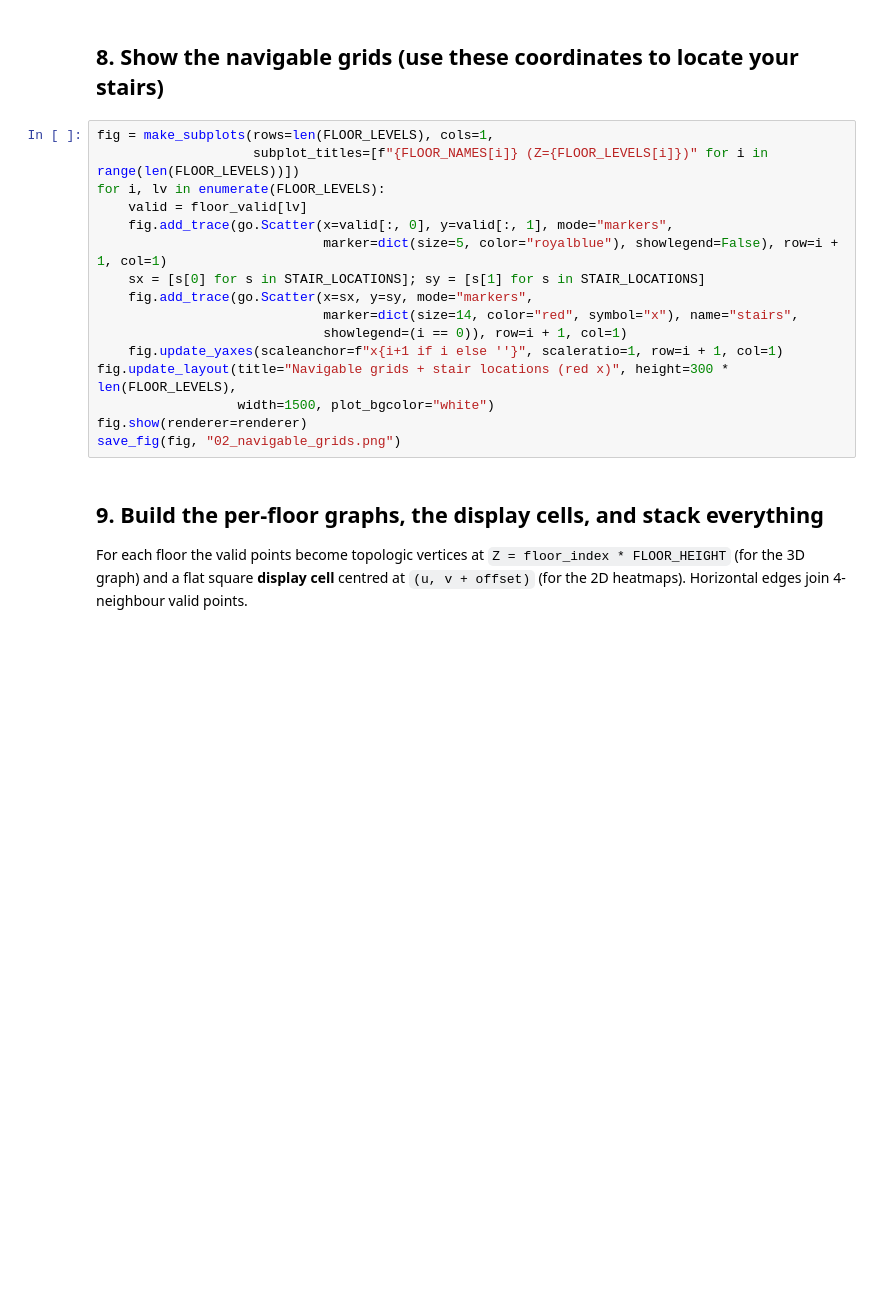
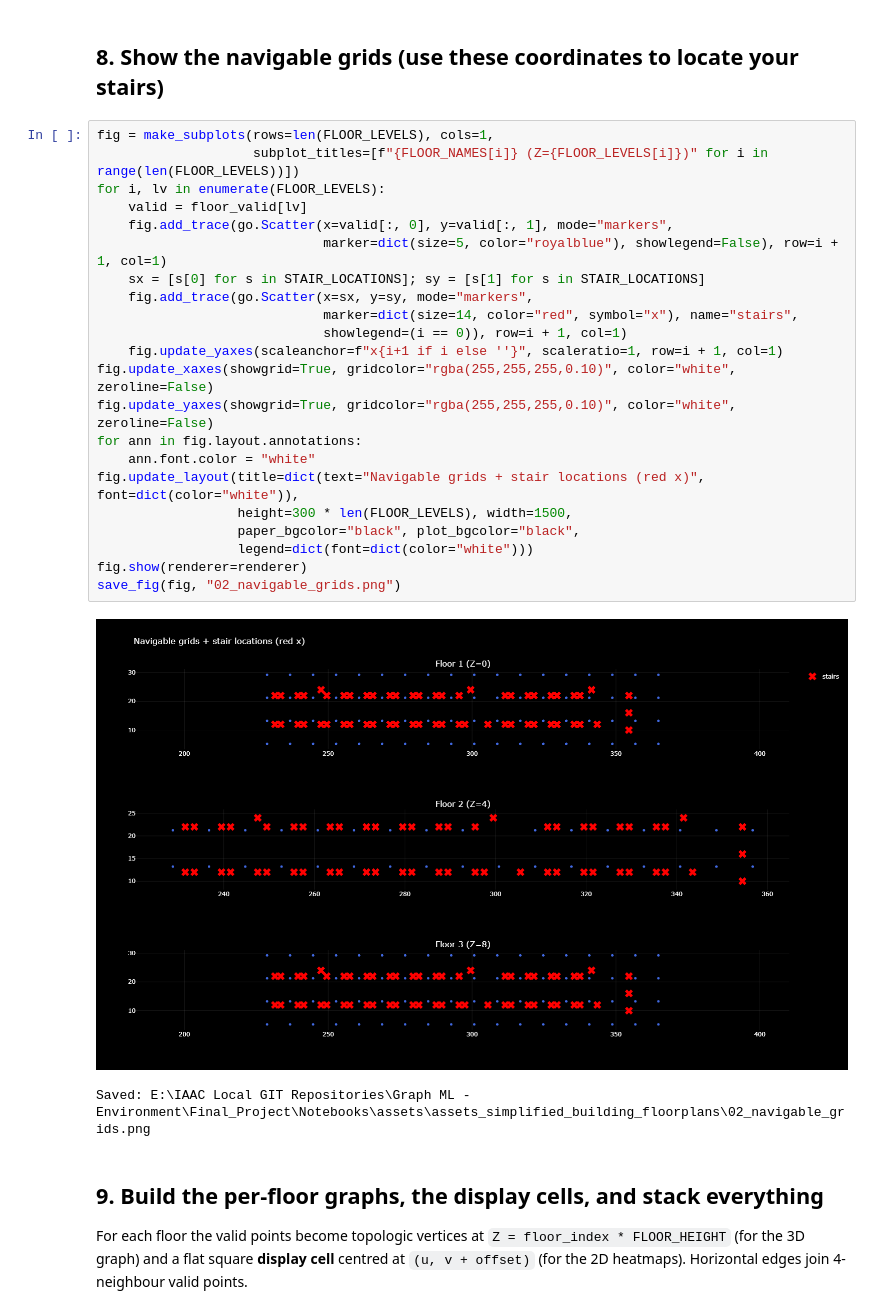
Before and after one commit to ramon-garcia-ayala/Graph-Machine-Learning, a Jupyter notebook: Final_Project/Notebooks/Spatial Intelligence/Simplified_NB_Marsella_MultiFloor_Spatial_Intelligence.ipynb, the cells around one changed output. Saved outputs shown, nothing was run; the diff lists cells and outputs as text; blank space fills up the shorter version.

```diff
--- a/Final_Project/Notebooks/Spatial Intelligence/Simplified_NB_Marsella_MultiFloor_Spatial_Intelligence.ipynb
+++ b/Final_Project/Notebooks/Spatial Intelligence/Simplified_NB_Marsella_MultiFloor_Spatial_Intelligence.ipynb
@@ -267,19 +283,28 @@ for i, lv in enumerate(FLOOR_LEVELS):
 # %%
 fig = make_subplots(rows=len(FLOOR_LEVELS), cols=1,
                     subplot_titles=[f"{FLOOR_NAMES[i]} (Z={FLOOR_LEVELS[i]})" for i in range(len(FLOOR_LEVELS))])
 for i, lv in enumerate(FLOOR_LEVELS):
     valid = floor_valid[lv]
     fig.add_trace(go.Scatter(x=valid[:, 0], y=valid[:, 1], mode="markers",
                              marker=dict(size=5, color="royalblue"), showlegend=False), row=i + 1, col=1)
     sx = [s[0] for s in STAIR_LOCATIONS]; sy = [s[1] for s in STAIR_LOCATIONS]
     fig.add_trace(go.Scatter(x=sx, y=sy, mode="markers",
                              marker=dict(size=14, color="red", symbol="x"), name="stairs",
                              showlegend=(i == 0)), row=i + 1, col=1)
     fig.update_yaxes(scaleanchor=f"x{i+1 if i else ''}", scaleratio=1, row=i + 1, col=1)
-fig.update_layout(title="Navigable grids + stair locations (red x)", height=300 * len(FLOOR_LEVELS),
-                  width=1500, plot_bgcolor="white")
+fig.update_xaxes(showgrid=True, gridcolor="rgba(255,255,255,0.10)", color="white", zeroline=False)
+fig.update_yaxes(showgrid=True, gridcolor="rgba(255,255,255,0.10)", color="white", zeroline=False)
+for ann in fig.layout.annotations:
+    ann.font.color = "white"
+fig.update_layout(title=dict(text="Navigable grids + stair locations (red x)", font=dict(color="white")),
+                  height=300 * len(FLOOR_LEVELS), width=1500,
+                  paper_bgcolor="black", plot_bgcolor="black",
+                  legend=dict(font=dict(color="white")))
 fig.show(renderer=renderer)
 save_fig(fig, "02_navigable_grids.png")
+# %% [output]
+[figure, added]
+Saved: E:\IAAC Local GIT Repositories\Graph ML - Environment\Final_Project\Notebooks\assets\assets_simplified_building_floorplans\02_navigable_grids.png
 # %% [markdown]
 ## 9. Build the per-floor graphs, the display cells, and stack everything
 
```
Also changed, not shown: parts of 17 cells of this notebook, 13 other files.
